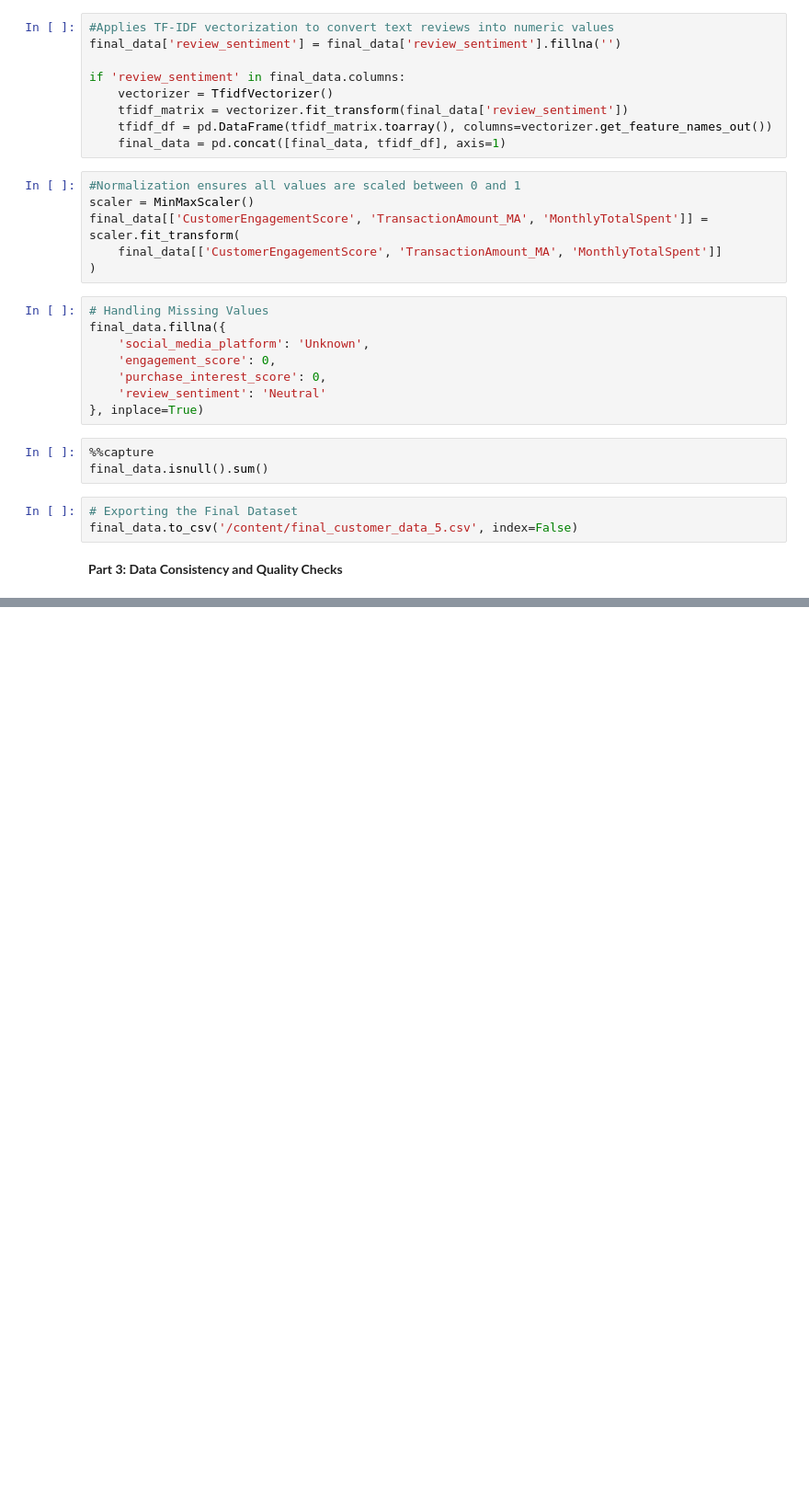
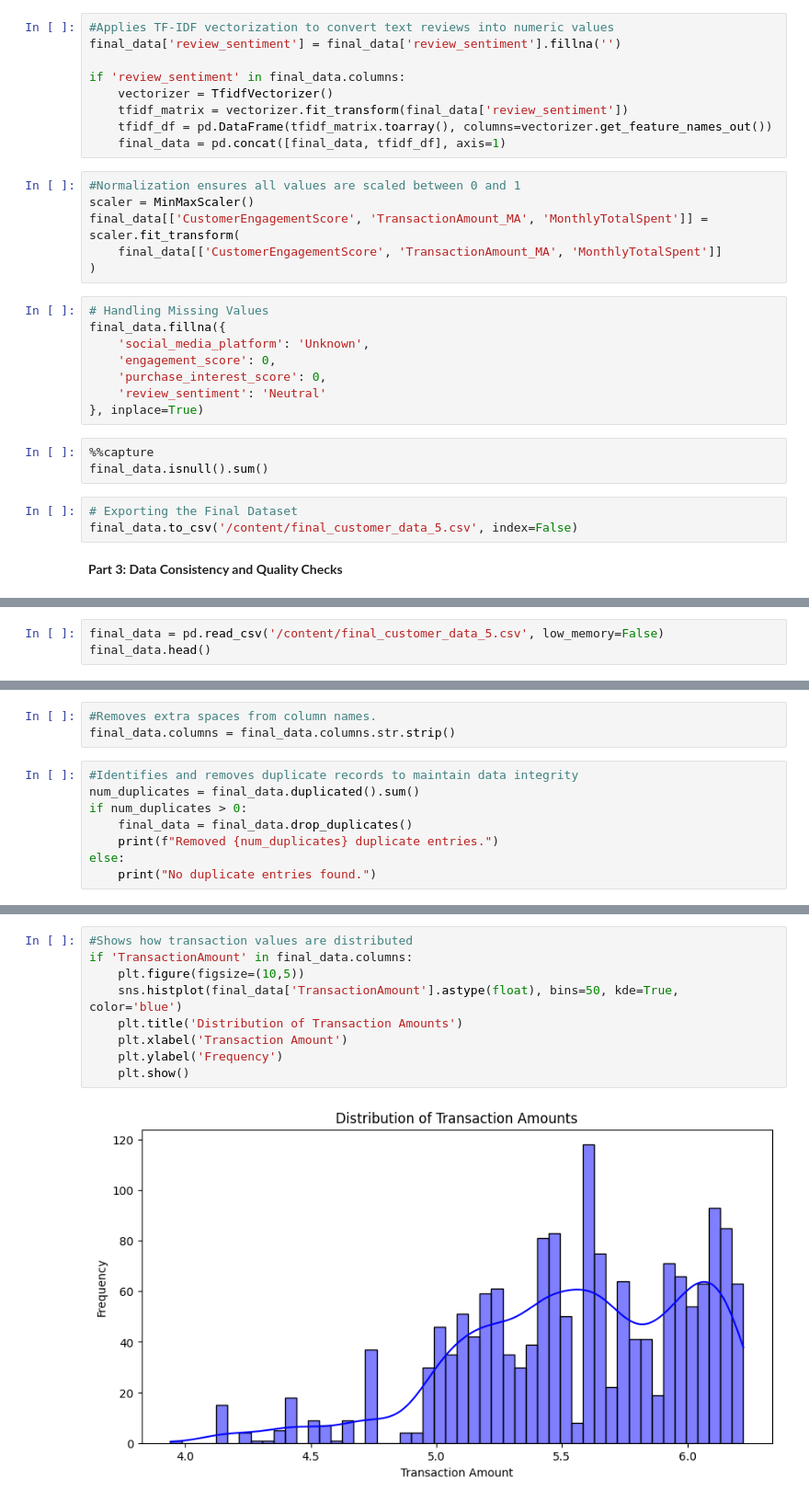
Before and after one commit to sergekamanzi/Formative2-Data-Preprocessing, a Jupyter notebook: Formative_2_Data_Preprocessing.ipynb, the cells around one changed output, grey strips where cells are left out. Shown: that part at 92% size. Drawn from its saved outputs; the diff is of its cells as text; blank space fills up the shorter version.

Commit message:
Part 3: Data Consistency and Quality Checks

```diff
--- a/Formative_2_Data_Preprocessing.ipynb
+++ b/Formative_2_Data_Preprocessing.ipynb
@@ -187,0 +195,3 @@ final_data.to_csv('/content/final_customer_data_5.csv', index=False)
+# %%
+final_data = pd.read_csv('/content/final_customer_data_5.csv', low_memory=False)
+final_data.head()
@@ -187,0 +205,11 @@ final_data.to_csv('/content/final_customer_data_5.csv', index=False)
+# %%
+#Removes extra spaces from column names.
+final_data.columns = final_data.columns.str.strip()
+# %%
+#Identifies and removes duplicate records to maintain data integrity
+num_duplicates = final_data.duplicated().sum()
+if num_duplicates > 0:
+    final_data = final_data.drop_duplicates()
+    print(f"Removed {num_duplicates} duplicate entries.")
+else:
+    print("No duplicate entries found.")
@@ -187,0 +242,11 @@ final_data.to_csv('/content/final_customer_data_5.csv', index=False)
+# %%
+#Shows how transaction values are distributed
+if 'TransactionAmount' in final_data.columns:
+    plt.figure(figsize=(10,5))
+    sns.histplot(final_data['TransactionAmount'].astype(float), bins=50, kde=True, color='blue')
+    plt.title('Distribution of Transaction Amounts')
+    plt.xlabel('Transaction Amount')
+    plt.ylabel('Frequency')
+    plt.show()
+# %% [output]
+[figure, added]
```
Also changed, not shown: parts of 12 cells of this notebook.
